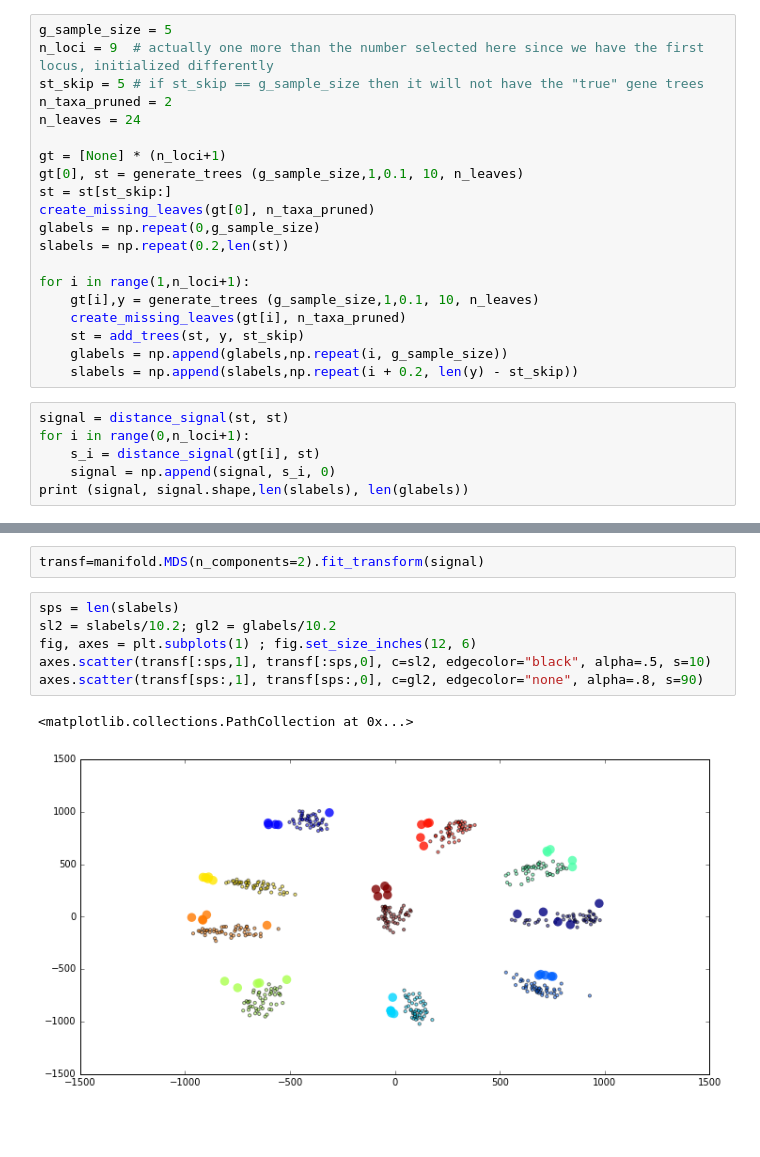
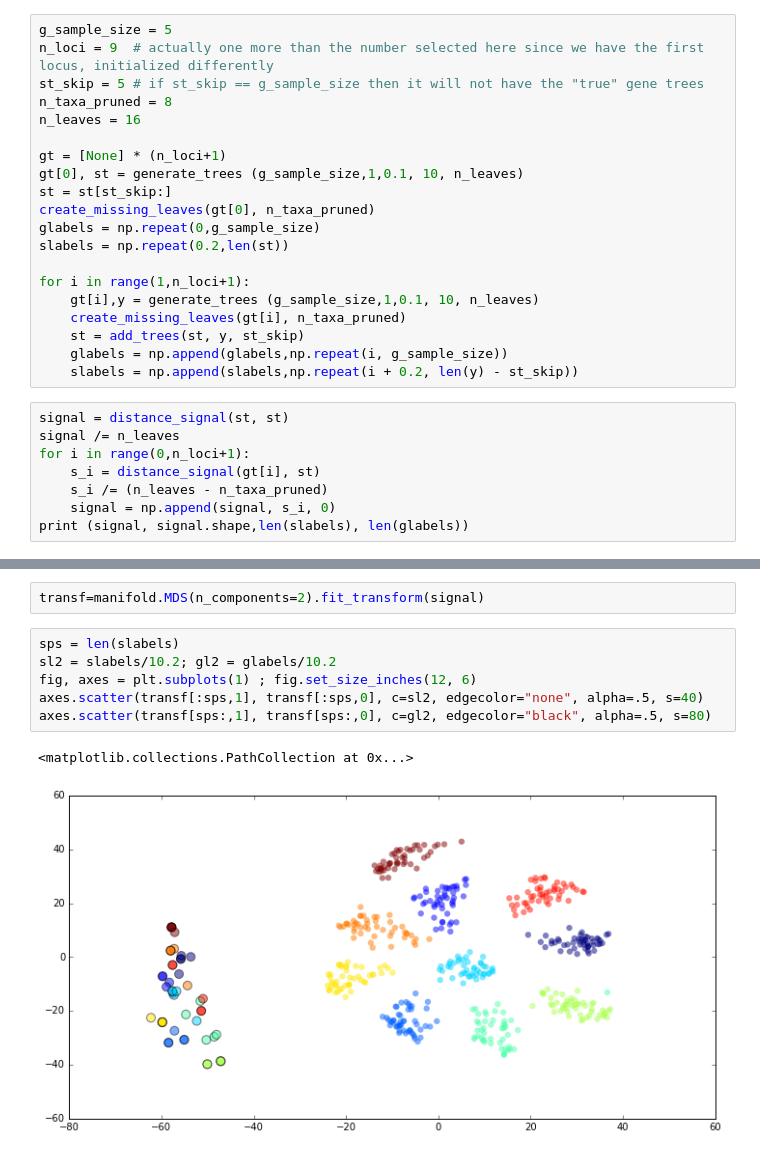
Before and after one commit to leomrtns/genefam-dist, a Jupyter notebook: docs/003.distance_signal_missingdata.ipynb, the cells around one changed output, grey strips where cells are left out. Saved outputs shown, nothing was run; the diff lists cells and outputs as text; blank space fills up the shorter version.

```diff
--- a/docs/003.distance_signal_missingdata.ipynb
+++ b/docs/003.distance_signal_missingdata.ipynb
@@ -57,8 +58,8 @@ def create_missing_leaves(tree, n_missing):
 g_sample_size = 5
 n_loci = 9  # actually one more than the number selected here since we have the first locus, initialized differently
 st_skip = 5 # if st_skip == g_sample_size then it will not have the "true" gene trees
-n_taxa_pruned = 2
-n_leaves = 24
+n_taxa_pruned = 8
+n_leaves = 16
 
 gt = [None] * (n_loci+1)
 gt[0], st = generate_trees (g_sample_size,1,0.1, 10, n_leaves)
@@ -75,8 +76,10 @@ for i in range(1,n_loci+1):
     slabels = np.append(slabels,np.repeat(i + 0.2, len(y) - st_skip))
 # %%
 signal = distance_signal(st, st)
+signal /= n_leaves
 for i in range(0,n_loci+1):
     s_i = distance_signal(gt[i], st)
+    s_i /= (n_leaves - n_taxa_pruned)
     signal = np.append(signal, s_i, 0)
 print (signal, signal.shape,len(slabels), len(glabels))
 # %% [output]
@@ -92,9 +95,9 @@ transf=manifold.MDS(n_components=2).fit_transform(signal)
 # %%
 sps = len(slabels)
 sl2 = slabels/10.2; gl2 = glabels/10.2
 fig, axes = plt.subplots(1) ; fig.set_size_inches(12, 6)
-axes.scatter(transf[:sps,1], transf[:sps,0], c=sl2, edgecolor="black", alpha=.5, s=10)
-axes.scatter(transf[sps:,1], transf[sps:,0], c=gl2, edgecolor="none", alpha=.8, s=90)
+axes.scatter(transf[:sps,1], transf[:sps,0], c=sl2, edgecolor="none", alpha=.5, s=40)
+axes.scatter(transf[sps:,1], transf[sps:,0], c=gl2, edgecolor="black", alpha=.5, s=80)
 # %% [output]
 <matplotlib.collections.PathCollection at 0x...>
-[figure, old version]
+[figure, new version]
```
Also changed, not shown: parts of 6 cells of this notebook, 3 other files.
